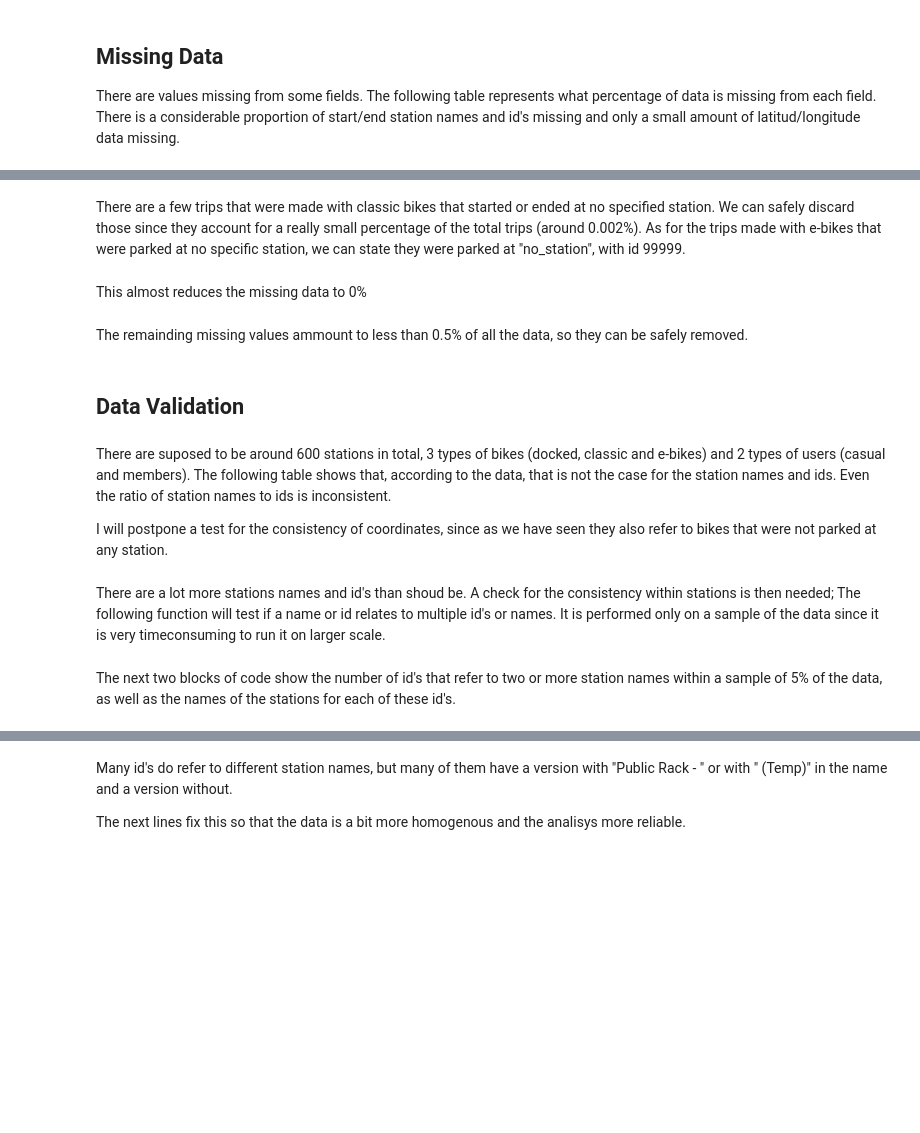
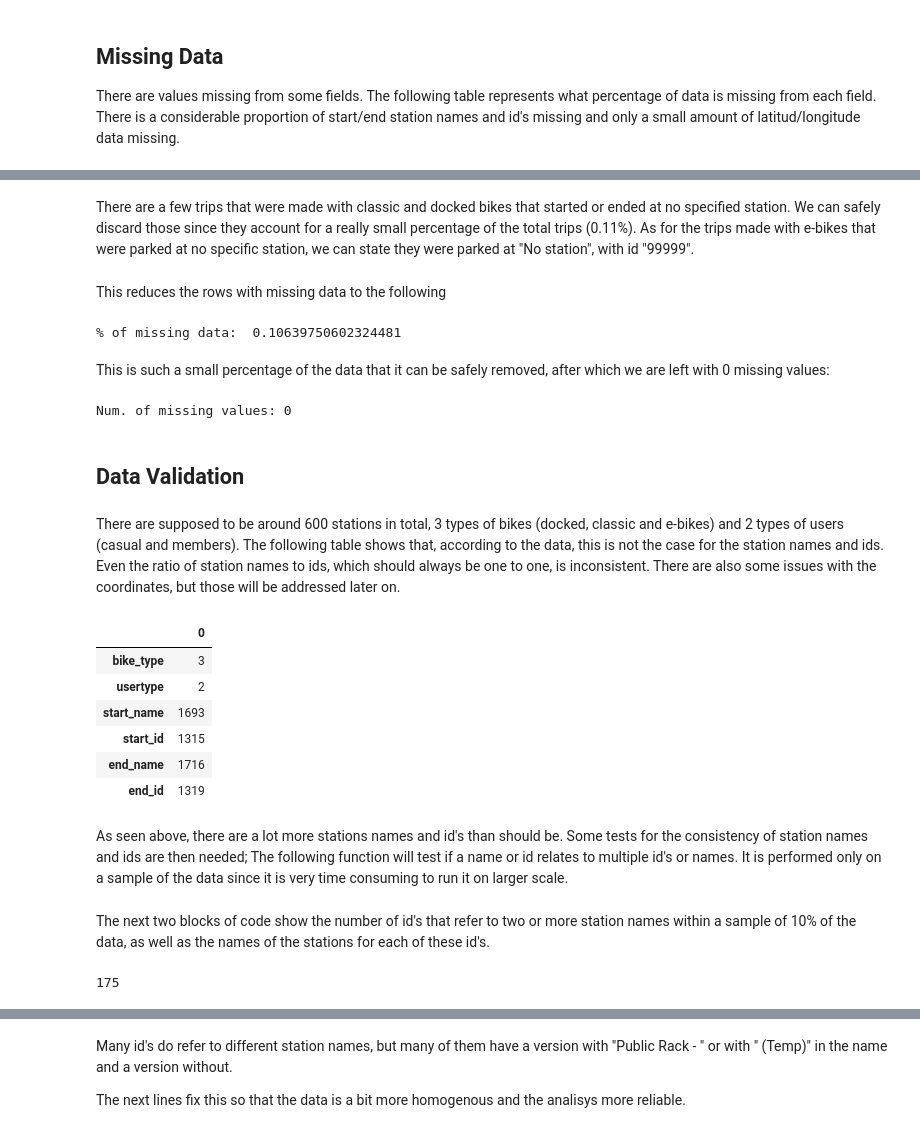
Before and after one commit to PanDomene/2023_04_Bike_Share_Case_Study, a Jupyter notebook: Working_on_it/google_bike_share_cleaning_v01.ipynb, the cells around one changed output, grey strips where cells are left out. Cells and saved outputs as stored; diff of their text form; code cells hidden in the pictures; blank space fills up the shorter version.

Commit message:
Updated cleaning notebook. There is still some commenting and formating to do

```diff
--- a/Working_on_it/google_bike_share_cleaning_v01.ipynb
+++ b/Working_on_it/google_bike_share_cleaning_v01.ipynb
@@ -170,3 +194,3 @@ for var in ["start_id", "start_name", "end_id", "end_name"]:
 # %% [markdown]
-There are a few trips that were made with classic bikes that started or ended at no specified station. We can safely discard those since they account for a really small percentage of the total trips (around 0.002%). As for the trips made with e-bikes that were parked at no specific station, we can state they were parked at "no_station", with id 99999.
+There are a few trips that were made with classic and docked bikes that started or ended at no specified station. We can safely discard those since they account for a really small percentage of the total trips (0.11%). As for the trips made with e-bikes that were parked at no specific station, we can state they were parked at "No station", with id "99999".
 # %%
@@ -182,21 +207,31 @@ for val in ["start_id", "end_id"]:
 # %% [markdown]
-This almost reduces the missing data to 0%
+This reduces the rows with missing data to the following
 # %%
-print("% of missing data: ", rides.isnull().sum().sum() / len(rides) * 100)
+print("% of missing data: ", rides.isnull().any(axis=1).sum() / len(rides) * 100)
+# %% [output]
+% of missing data:  0.10639750602324481
 # %% [markdown]
-The remainding missing values ammount to less than 0.5% of all the data, so they can be safely removed.
+This is such a small percentage of the data that it can be safely removed, after which we are left with 0 missing values:
 # %%
 rides_complete = rides.dropna().copy()
-print("% of missing data: ", rides_complete.isnull().sum().sum() / len(rides) * 100)
+print("Num. of missing values:", rides_complete.isnull().sum().sum())
+# %% [output]
+Num. of missing values: 0
 # %% [markdown]
 ## Data Validation <a name="validation"></a>
 # %% [markdown]
-There are suposed to be around 600 stations in total, 3 types of bikes (docked, classic and e-bikes) and 2 types of users (casual and members). The following table shows that, according to the data, that is not the case for the station names and ids. Even the ratio of station names to ids is inconsistent.
-
-I will postpone a test for the consistency of coordinates, since as we have seen they also refer to bikes that were not parked at any station.
+There are supposed to be around 600 stations in total, 3 types of bikes (docked, classic and e-bikes) and 2 types of users (casual and members). The following table shows that, according to the data, this is not the case for the station names and ids. Even the ratio of station names to ids, which should always be one to one, is inconsistent. There are also some issues with the coordinates, but those will be addressed later on.
 # %%
 rides_complete[
     ["bike_type", "usertype", "start_name", "start_id", "end_name", "end_id"]
-].nunique()
+].nunique().to_frame()
+# %% [output]
+|  | 0 |
+| bike_type | 3 |
+| usertype | 2 |
+| start_name | 1693 |
+| start_id | 1315 |
+| end_name | 1716 |
+| end_id | 1319 |
 # %% [markdown]
-There are a lot more stations names and id's than shoud be. A check for the consistency within stations is then needed; The following function will test if a name or id relates to multiple id's or names. It is performed only on a sample of the data since it is very timeconsuming to run it on larger scale.
+As seen above, there are a lot more stations names and id's than should be. Some tests for the consistency of station names and ids are then needed; The following function will test if a name or id relates to multiple id's or names. It is performed only on a sample of the data since it is very time consuming to run it on larger scale.
@@ -235,2 +261,2 @@ def find_multiple_field2_values(df, field1, field2, frac):
 # %% [markdown]
-The next two blocks of code show the number of id's that refer to two or more station names within a sample of 5% of the data, as well as the names of the stations for each of these id's.
+The next two blocks of code show the number of id's that refer to two or more station names within a sample of 10% of the data, as well as the names of the stations for each of these id's.
@@ -242,2 +263,7 @@ len(repeated_ids)
+# %%
+repeated_ids = not_unique("start_id", "start_name", 0.1)
+len(repeated_ids)
+# %% [output]
+175
 # %%
 repeated_ids
```
Also changed, not shown: parts of 44 cells of this notebook.
